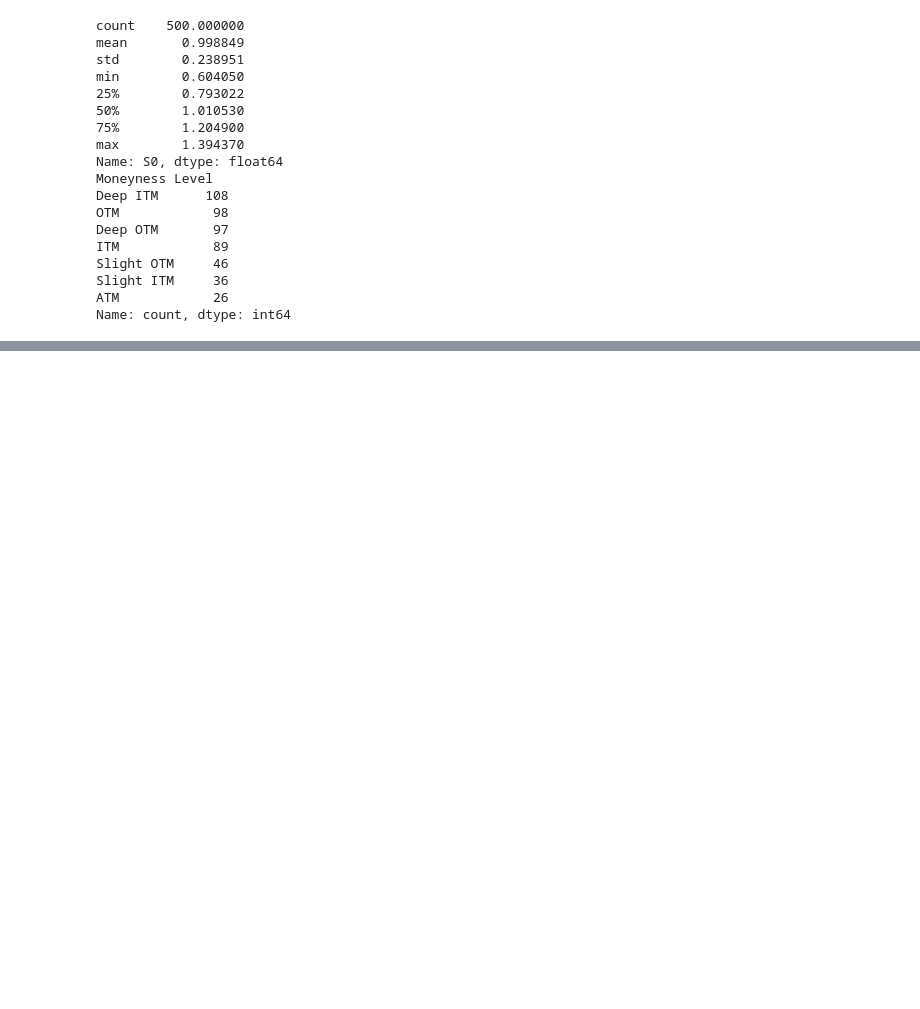
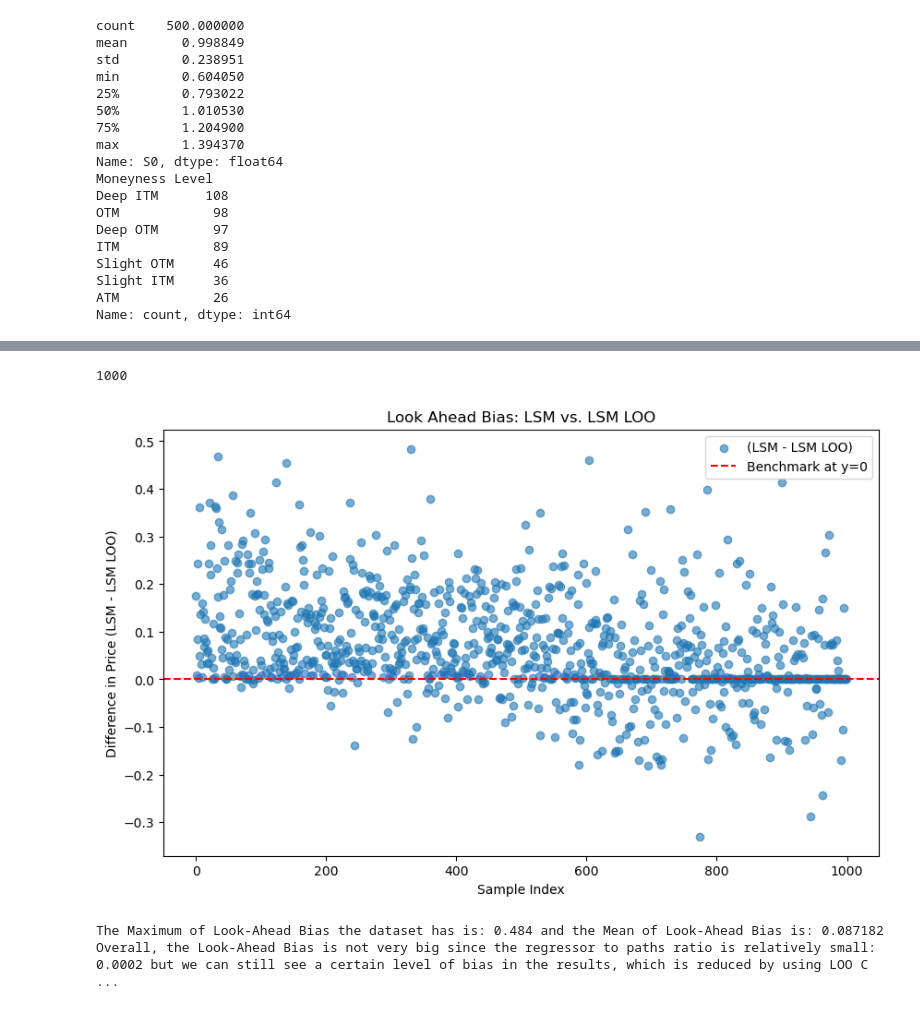
Before and after one commit to sockiesss/LSM_Option_Pricing, a Jupyter notebook: notebooks/tests.ipynb, the cells around one changed output, grey strips where cells are left out. Saved outputs shown, nothing was run; the diff lists cells and outputs as text; code cells hidden in the pictures; blank space fills up the shorter version.

```diff
--- a/notebooks/tests.ipynb
+++ b/notebooks/tests.ipynb
@@ -1194,0 +1464,25 @@ Text(0.5, 1.0, 'Variance Comparison between LSM with and without Control Variate
+# %%
+print(len(loo_comparison_df))
+# %% [output]
+1000
+# %%
+# Scatterplot to see if the problem of Look-Ahead Bias is removed by using LOO Cross-Validation Method in LSM
+b = 0.0 # benchmark line at y=1 for accuracy comparison
+plt.figure(figsize=(10, 6))
+plt.scatter(range(len(loo_comparison_df)),
+            loo_comparison_df['Difference in Price'],
+            alpha=0.6, label='(LSM - LSM LOO)')
+plt.axhline(y=0, color='red', linestyle='--', label='Benchmark at y=0')
+plt.xlabel('Sample Index')
+plt.ylabel('Difference in Price (LSM - LSM LOO)')
+plt.title("Look Ahead Bias: LSM vs. LSM LOO")
+plt.legend()
+plt.show()
+# %% [output]
+[figure, added]
+# %%
+print("The Maximum of Look-Ahead Bias the dataset has is:", loo_comparison_df['Difference in Price'].abs().max(), "and the Mean of Look-Ahead Bias is:", loo_comparison_df['Difference in Price'].abs().mean())
+print("Overall, the Look-Ahead Bias is not very big since the regressor to paths ratio is relatively small:", 3/15000, "but we can still see a certain level of bias in the results, which is reduced by using LOO Cross-Validation Method.")
+# %% [output]
+The Maximum of Look-Ahead Bias the dataset has is: 0.484 and the Mean of Look-Ahead Bias is: 0.087182
+Overall, the Look-Ahead Bias is not very big since the regressor to paths ratio is relatively small: 0.0002 but we can still see a certain level of bias in the results, which is reduced by using LOO C ...
```
Also changed, not shown: parts of 50 cells of this notebook.
